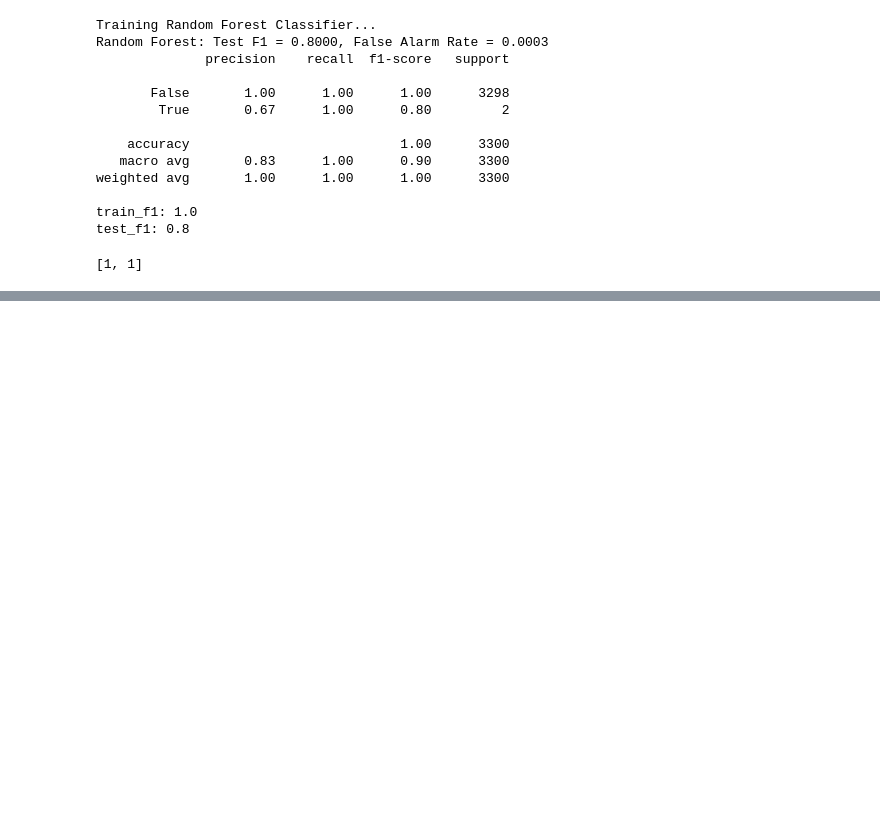
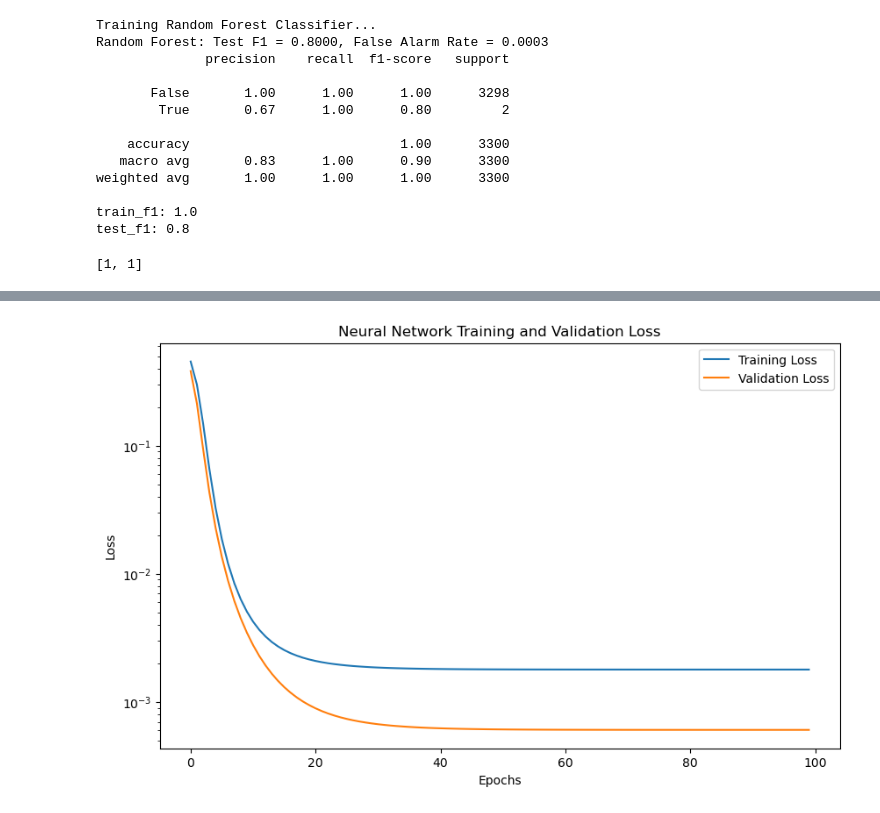
Before and after one commit to amoozing2539/Anomaly_Detection_ISS, a Jupyter notebook: iss_zayra_ml_models.ipynb, the cells around one changed output, grey strips where cells are left out. Saved outputs shown, nothing was run; the diff lists cells and outputs as text; code cells hidden in the pictures; blank space fills up the shorter version.

Commit message:
attempt at optimizing NN

```diff
--- a/iss_zayra_ml_models.ipynb
+++ b/iss_zayra_ml_models.ipynb
@@ -187,13 +187,27 @@ class AnomalyDetectionNN(nn.Module):
         self.output_layer = nn.Linear(hidden_sizes[-1], 1)
 
         # Dropout for regularization
-        self.dropout = nn.Dropout(0.2)
+        self.dropout = nn.Dropout(0.0)
 
         self.device = torch.device("cuda:0" if torch.cuda.is_available() else "cpu")
         print(f"Using device: {self.device}")
 
-def train_nn(self, x_train, x_test, y_train, y_test):
+    def forward(self, x):
+        # Pass through hidden layers with ReLU activation
+        for layer in self.hidden_layers:
+            x = torch.relu(layer(x))
+            x = self.dropout(x)
+
+        # Output layer with sigmoid activation
+        x = torch.sigmoid(self.output_layer(x))
+        return x
+
+def train_nn(x_train, x_test, y_train, y_test, nn_threshold):
     print("Training PyTorch NN...")
+    print(f"Decision Threshold:", nn_threshold)
+
+    device = torch.device("cuda:0" if torch.cuda.is_available() else "cpu")
+    print(f"Using device: {device}")
 
     train_dataset = SpacecraftDataset(x_train, y_train)
     test_dataset = SpacecraftDataset(x_test, y_test)
@@ -204,12 +218,16 @@ def train_nn(self, x_train, x_test, y_train, y_test):
     model = AnomalyDetectionNN(input_size, hidden_sizes=[64, 32])
     # model.to(self.device)
 
-    criterion = nn.MAELoss()
-    optimizer = optim.Adam(model.parameters(), lr=10e-3, weight_decay=1e-5)
+    #Set class weighting to be more susceptible to anomaly detection
+    pos_weight = torch.tensor([250.0]).to(device)
+    print(f"Using positive class weight: {pos_weight.item()}")
 
-     # Training loop
+    criterion = nn.L1Loss() #MAE loss is more robust to outliers
+    optimizer = optim.Adam(model.parameters(), lr=1e-4)
+
+    # Training loop
     num_epochs = 100
-    early_stopping_patience = 10
+    early_stopping_patience = 100
     best_val_loss = float('inf')
     epochs_without_improvement = 0
 
@@ -221,7 +239,7 @@ def train_nn(self, x_train, x_test, y_train, y_test):
         model.train()
         running_loss = 0.0
         for inputs, targets in train_loader:
-            inputs, targets = inputs.to(self.device), targets.to(self.device)
+            inputs, targets = inputs.to(device), targets.to(device)
 
             # Zero the gradients
             optimizer.zero_grad()
@@ -244,7 +262,7 @@ def train_nn(self, x_train, x_test, y_train, y_test):
         val_loss = 0.0
         with torch.no_grad():
             for inputs, targets in test_loader:
-                inputs, targets = inputs.to(self.device), targets.to(self.device)
+                inputs, targets = inputs.to(device), targets.to(device)
                 outputs = model(inputs)
                 loss = criterion(outputs, targets)
                 val_loss += loss.item() * inputs.size(0)
@@ -270,17 +288,18 @@ def train_nn(self, x_train, x_test, y_train, y_test):
 
     # Load the best model
     model.load_state_dict(torch.load("best_nn_model.pth"))
-    self.neural_network = model
+    neural_network = model
 
     # Plot training and validation loss
     plt.figure(figsize=(10, 6))
     plt.plot(train_losses, label='Training Loss')
     plt.plot(val_losses, label='Validation Loss')
+    plt.yscale('log')
     plt.xlabel('Epochs')
     plt.ylabel('Loss')
     plt.title('Neural Network Training and Validation Loss')
     plt.legend()
-    plt.savefig('nn_training_loss.png')
+    # plt.savefig('nn_training_loss.png')
 
     # Evaluate the model
     model.eval()
@@ -288,20 +307,44 @@ def train_nn(self, x_train, x_test, y_train, y_test):
 
     with torch.no_grad():
         for inputs, _ in test_loader:
-            inputs = inputs.to(self.device)
+            inputs = inputs.to(device)
             outputs = model(inputs)
             y_pred_proba.extend(outputs.cpu().numpy())
 
     y_pred_proba = np.array(y_pred_proba).flatten()
-    y_pred_test = (y_pred_proba > 0.5).astype(int)
+    y_pred_test = (y_pred_proba > nn_threshold).astype(int)
 
     # Calculate metrics
     test_f1 = f1_score(y_test, y_pred_test)
     tn, fp, fn, tp = confusion_matrix(y_test, y_pred_test).ravel()
     false_alarm_rate = fp / (fp + tn) if (fp + tn) > 0 else 0
+    recall = tp / (tp + fn) if (tp + fn) > 0 else 0
 
     print(f"Neural Network: Test F1 = {test_f1:.4f}, False Alarm Rate = {false_alarm_rate:.4f}")
     print(classification_report(y_test, y_pred_test))
+
+    # Analyze anomaly probabilities
+    if sum(y_test) > 0:
+        print("\nAnalyzing anomaly probabilities:")
+        anomaly_indices = np.where(y_test == 1)[0]
+        for idx in anomaly_indices:
+            prob = y_pred_proba[idx]
+            detected = "DETECTED" if prob > nn_threshold else "MISSED"
+            print(f"Anomaly at index {idx}: probability = {prob:.4f}, {detected}")
+
+    # If we missed any anomalies, analyze them
+    if fn > 0:
+        print("\nAnalyzing missed anomalies:")
+        false_neg_indices = np.where((y_test == 1) & (y_pred_test == 0))[0]
+
+        for idx in false_neg_indices:
+            missed_prob = y_pred_proba[idx]
+            print(f"Missed anomaly at index {idx}, probability: {missed_prob:.4f}")
+
+            # Get X values for this missed anomaly if feature_names are available
+            print("Feature values for missed anomaly (first 5 features):")
+            for i in range(min(5, X_test.shape[1])):
+                print(f"  Feature {i}: {X_test[idx, i]:.4f}")
 
     return {
         'model': model,
@@ -309,6 +352,21 @@ def train_nn(self, x_train, x_test, y_train, y_test):
         'val_losses': val_losses,
         'test_f1': test_f1,
         'false_alarm_rate': false_alarm_rate,
+        'recall': recall,
         'y_test': y_test,
-        'y_pred': y_pred_test
+        'y_pred': y_pred_test,
+        'y_pred_proba': y_pred_proba,
+        'threshold': nn_threshold
     }
+def print_model_summary(model):
+    print(model)
+    total_params = sum(p.numel() for p in model.parameters())
+    trainable_params = sum(p.numel() for p in model.parameters() if p.requires_grad)
+    print(f"Total parameters: {total_params}")
+    print(f"Trainable parameters: {trainable_params}")
+
+
+nn_results = train_nn(x_train=X_train, x_test=X_test, y_train=y_train, y_test = y_test, nn_threshold=1e-3)
+print(nn_results['model'])
+[x for x in nn_results['y_pred'] & nn_results['y_test'] if x==True]
+# %% [output]
@@ -314,0 +391 @@ def train_nn(self, x_train, x_test, y_train, y_test):
+[figure, added]
```
Also changed, not shown: parts of 2 cells of this notebook, 1 other file.
